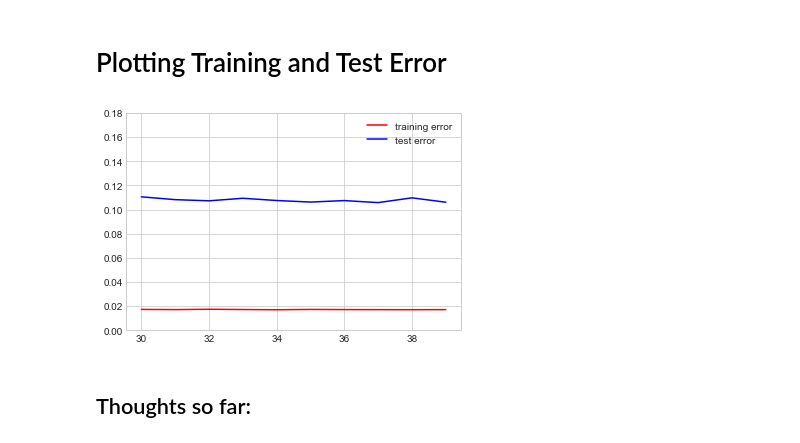
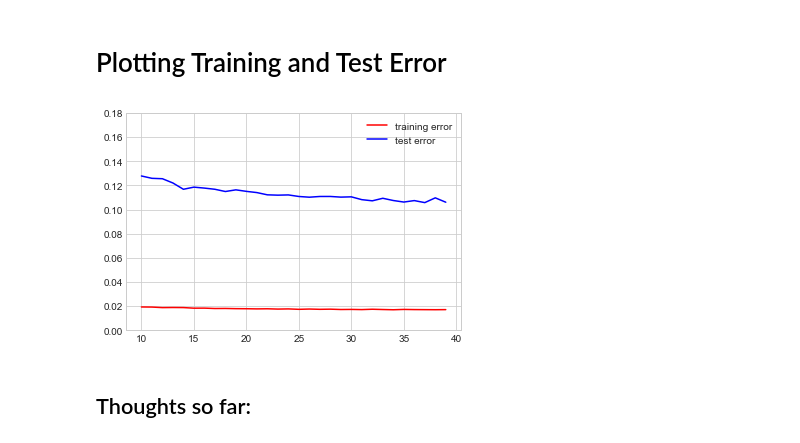
Before and after one commit to reflexiveprophecy/Kaggle_Predict_Ames_Iowa_Housing_Prices, a Jupyter notebook: JAMES! Stack Attack This Random Forest! .ipynb, the cells around one changed output. Cells and saved outputs as stored; diff of their text form; code cells hidden in the pictures.

```diff
--- a/JAMES! Stack Attack This Random Forest! .ipynb
+++ b/JAMES! Stack Attack This Random Forest! .ipynb
@@ -350,23 +350,23 @@ sns.barplot(x = 'Importance', y = 'Feature', data=result)
 # %% [markdown]
 # Plotting Training and Test Error
 # %%
-subset = range(30, 40)
+subset = range(10, 40)
 train_error = []
 test_error = []
 for i in subset:
     rf_tree.set_params(max_features=i)
     rf_tree.fit(X_train_v, y_train_v)
     train_error.append(1 - rf_tree.score(X_train_v, y_train_v))
     test_error.append(1 - rf_tree.score(X_test_v, y_test_v))
 
 import matplotlib.pyplot as plt
 plt.plot(subset, train_error, c='red', label='training error')
 plt.plot(subset, test_error, c='blue', label='test error')
 plt.ylim(0, 0.18)
 plt.legend()
 plt.show()
 # %% [output]
-[figure, old version]
+[figure, new version]
 # %% [markdown]
 ## Thoughts so far:
 # %% [markdown]
```
Also changed, not shown: parts of 19 cells of this notebook.
